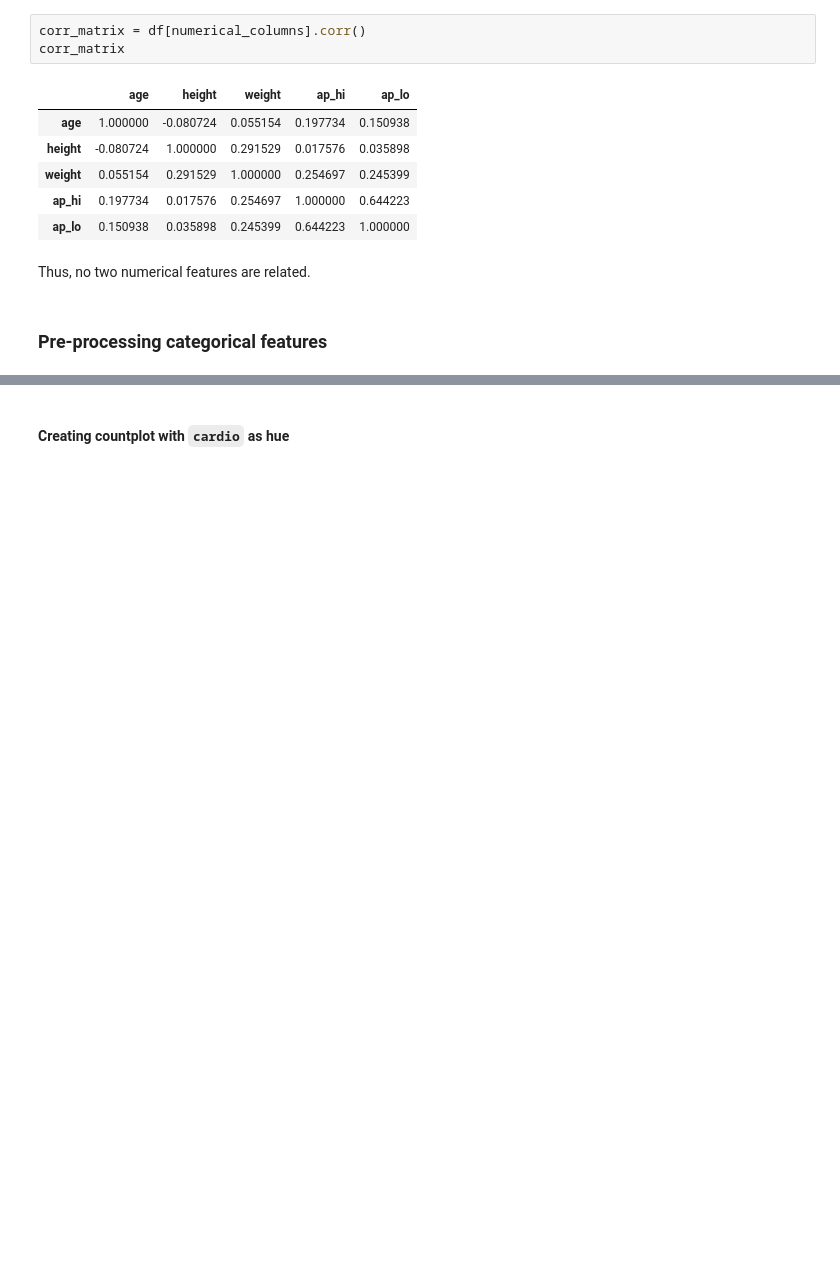
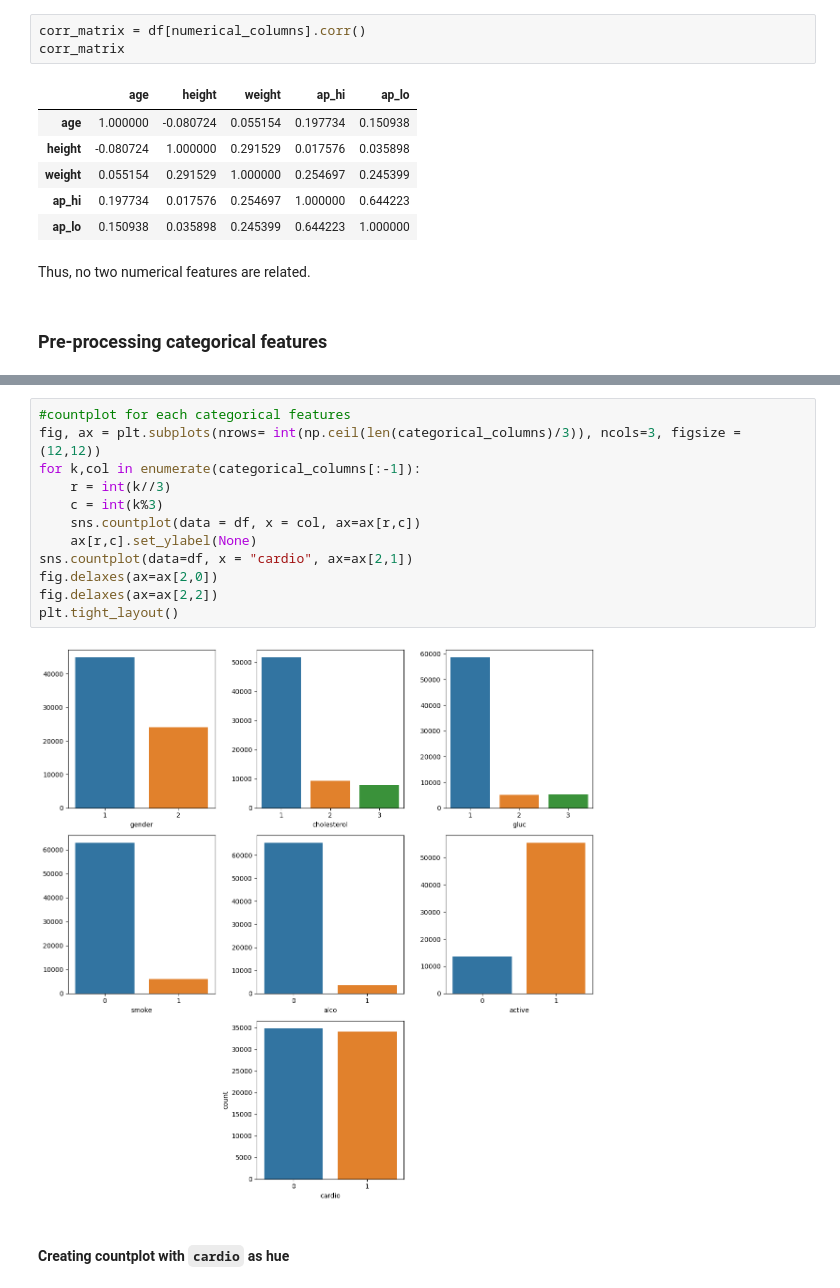
Before and after one commit to Shivam-3921/cardio_disease_prediction, a Jupyter notebook: cardio_diesease.ipynb, the cells around one changed output, grey strips where cells are left out. Saved outputs shown, nothing was run; the diff lists cells and outputs as text; blank space fills up the shorter version.

```diff
--- a/cardio_diesease.ipynb
+++ b/cardio_diesease.ipynb
@@ -224,3 +229,17 @@ df[categorical_columns].head(10)
+# %%
+#countplot for each categorical features
+fig, ax = plt.subplots(nrows= int(np.ceil(len(categorical_columns)/3)), ncols=3, figsize = (12,12))
+for k,col in enumerate(categorical_columns[:-1]):
+    r = int(k//3)
+    c = int(k%3)
+    sns.countplot(data = df, x = col, ax=ax[r,c])
+    ax[r,c].set_ylabel(None)
+sns.countplot(data=df, x = "cardio", ax=ax[2,1])
+fig.delaxes(ax=ax[2,0])
+fig.delaxes(ax=ax[2,2])
+plt.tight_layout()
+# %% [output]
+[figure, added]
 # %% [markdown]
 #### Creating countplot with `cardio` as hue
 # %%
```
Also changed, not shown: parts of 26 cells of this notebook.
